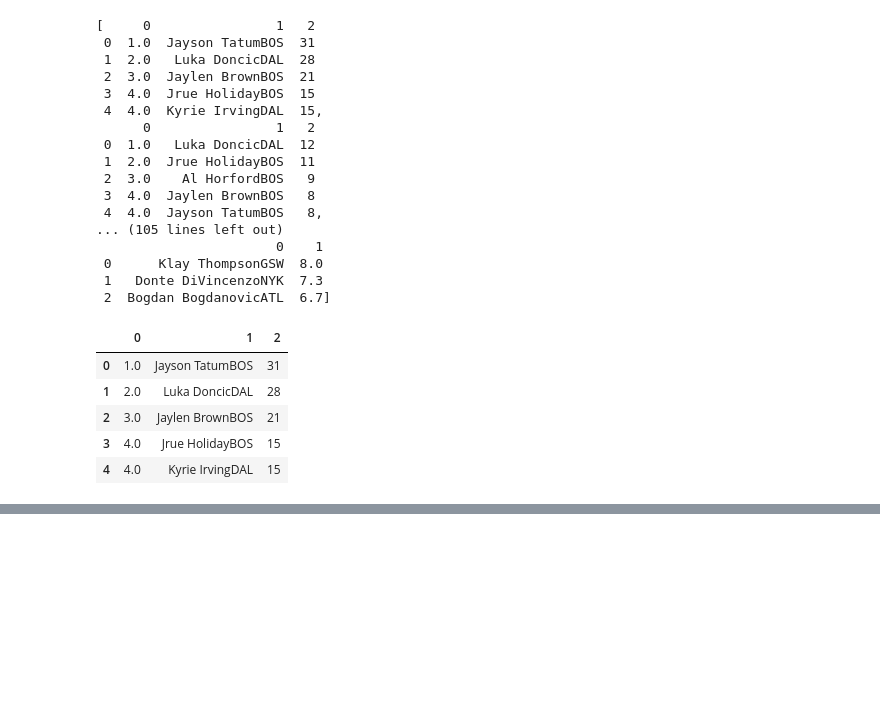
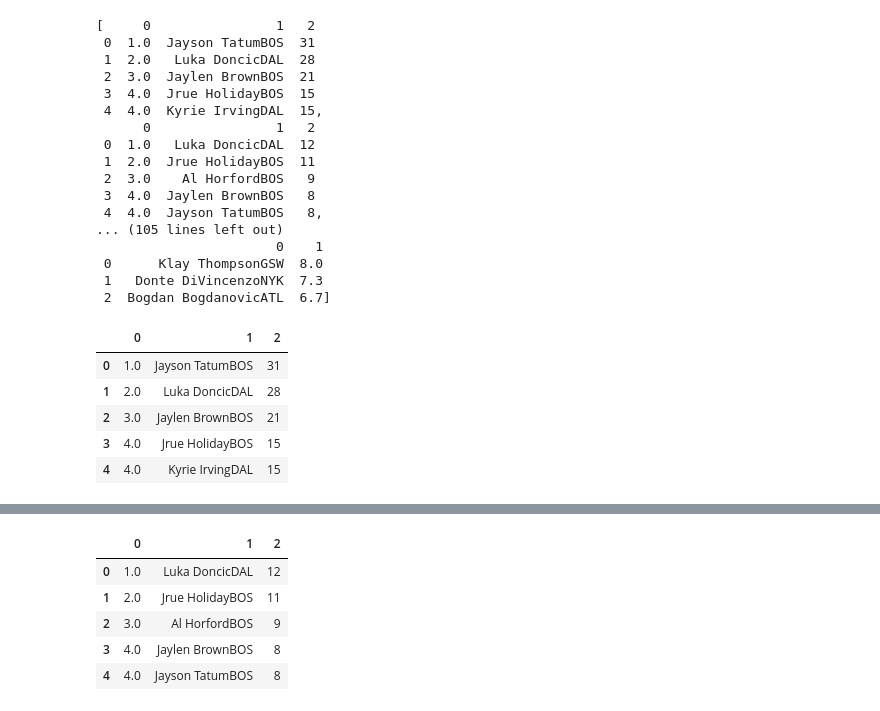
Before and after one commit to jeniferGoncalvesDaSilvaDev/nba-stats-scraping, a Jupyter notebook: nba_stats_scraping.ipynb, the cells around one changed output, grey strips where cells are left out. Cells and saved outputs as stored; diff of their text form; code cells hidden in the pictures; blank space fills up the shorter version.

```diff
--- a/nba_stats_scraping.ipynb
+++ b/nba_stats_scraping.ipynb
@@ -52,0 +65,10 @@ pontos
+# %%
+tabela= tabela[1]
+tabela
+# %% [output]
+|  | 0 | 1 | 2 |
+| 0 | 1.0 | Luka DoncicDAL | 12 |
+| 1 | 2.0 | Jrue HolidayBOS | 11 |
+| 2 | 3.0 | Al HorfordBOS | 9 |
+| 3 | 4.0 | Jaylen BrownBOS | 8 |
+| 4 | 4.0 | Jayson TatumBOS | 8 |
```
Also changed, not shown: parts of 3 cells of this notebook.
